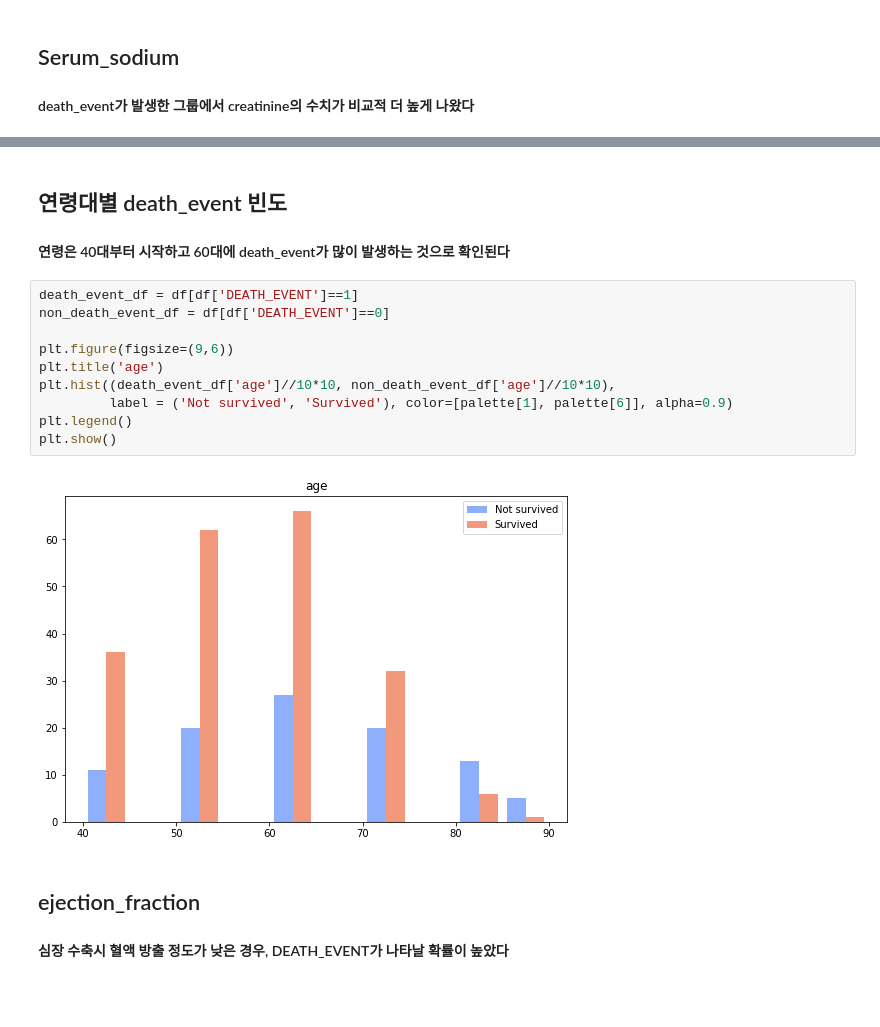
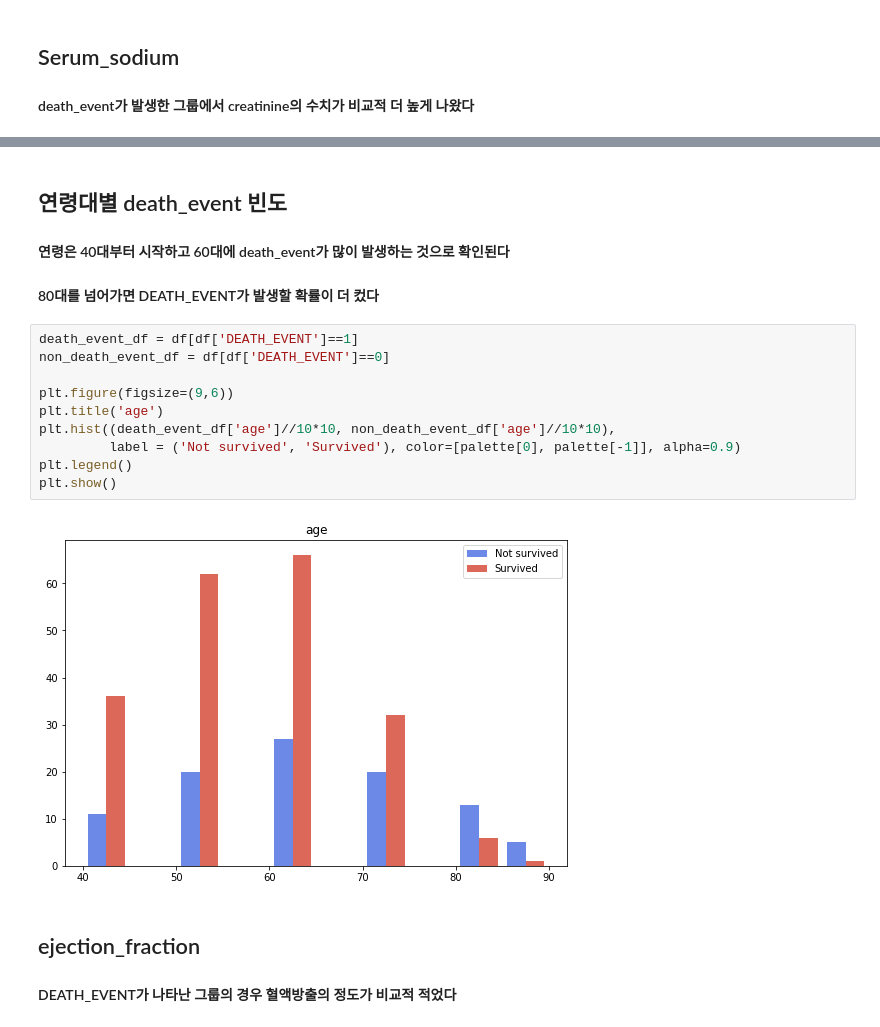
Before and after one commit to yeong35/DataAnalysisProgramming, a Jupyter notebook: final_project/DAP_project.ipynb, the cells around one changed output, grey strips where cells are left out. Saved outputs shown, nothing was run; the diff lists cells and outputs as text; blank space fills up the shorter version.

```diff
--- a/final_project/DAP_project.ipynb
+++ b/final_project/DAP_project.ipynb
@@ -157,21 +175,22 @@ plt.show()
 # %% [markdown]
 ## 연령대별 death_event 빈도
 #### 연령은 40대부터 시작하고 60대에 death_event가 많이 발생하는 것으로 확인된다
+#### 80대를 넘어가면 DEATH_EVENT가 발생할 확률이 더 컸다
 # %%
 death_event_df = df[df['DEATH_EVENT']==1]
 non_death_event_df = df[df['DEATH_EVENT']==0]
 
 plt.figure(figsize=(9,6))
 plt.title('age')
 plt.hist((death_event_df['age']//10*10, non_death_event_df['age']//10*10),
-         label = ('Not survived', 'Survived'), color=[palette[1], palette[6]], alpha=0.9)
+         label = ('Not survived', 'Survived'), color=[palette[0], palette[-1]], alpha=0.9)
 plt.legend()
 plt.show()
 # %% [output]
-[figure, old version]
+[figure, new version]
 # %% [markdown]
 ## ejection_fraction
-#### 심장 수축시 혈액 방출 정도가 낮은 경우, DEATH_EVENT가 나타날 확률이 높았다
+#### DEATH_EVENT가 나타난 그룹의 경우 혈액방출의 정도가 비교적 적었다
 # %%
 plt.figure(figsize=(6,8))
 plt.title('serum_sodium')
```
Also changed, not shown: parts of 5 cells of this notebook.
